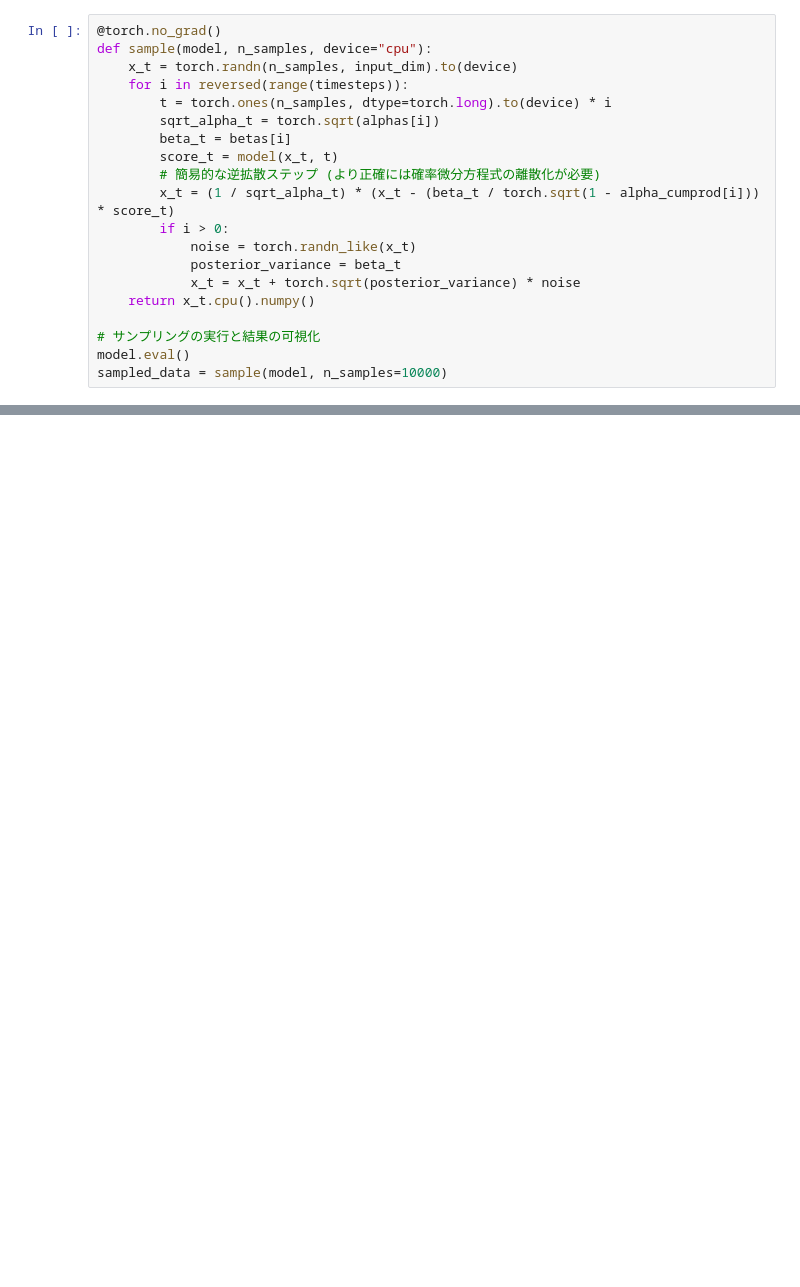
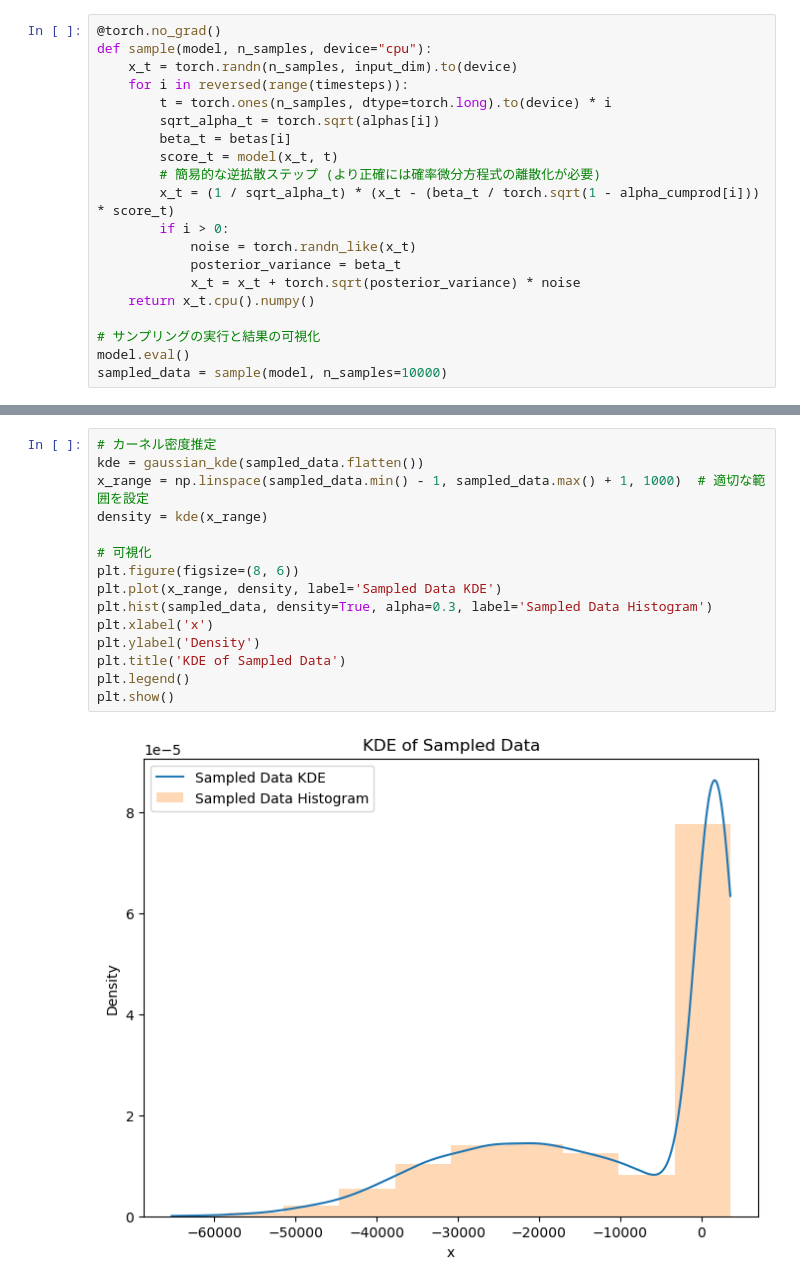
Before and after one commit to shimajoe/deep-learning-from-scratch-5, a Jupyter notebook: master_research/sample/score-based-model/1d/sbm-1d.ipynb, the cells around one changed output, grey strips where cells are left out. Drawn from its saved outputs; the diff is of its cells as text; blank space fills up the shorter version.

```diff
--- a/master_research/sample/score-based-model/1d/sbm-1d.ipynb
+++ b/master_research/sample/score-based-model/1d/sbm-1d.ipynb
@@ -143,0 +207,17 @@ plt.show()
+# %%
+# カーネル密度推定
+kde = gaussian_kde(sampled_data.flatten())
+x_range = np.linspace(sampled_data.min() - 1, sampled_data.max() + 1, 1000)  # 適切な範囲を設定
+density = kde(x_range)
+
+# 可視化
+plt.figure(figsize=(8, 6))
+plt.plot(x_range, density, label='Sampled Data KDE')
+plt.hist(sampled_data, density=True, alpha=0.3, label='Sampled Data Histogram')
+plt.xlabel('x')
+plt.ylabel('Density')
+plt.title('KDE of Sampled Data')
+plt.legend()
+plt.show()
+# %% [output]
+[figure, added]
```
Also changed, not shown: parts of 9 cells of this notebook.
